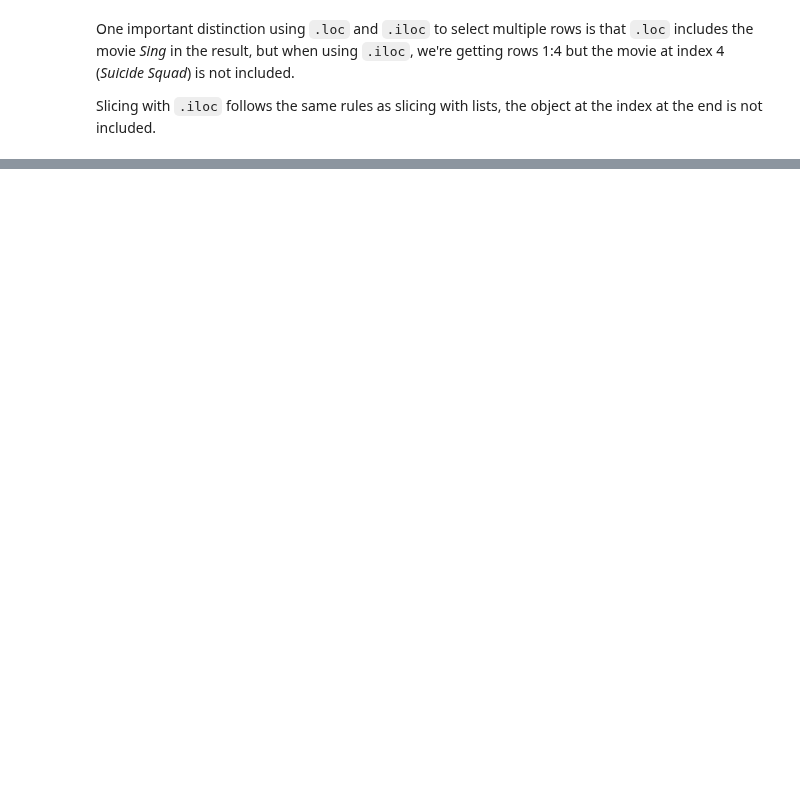
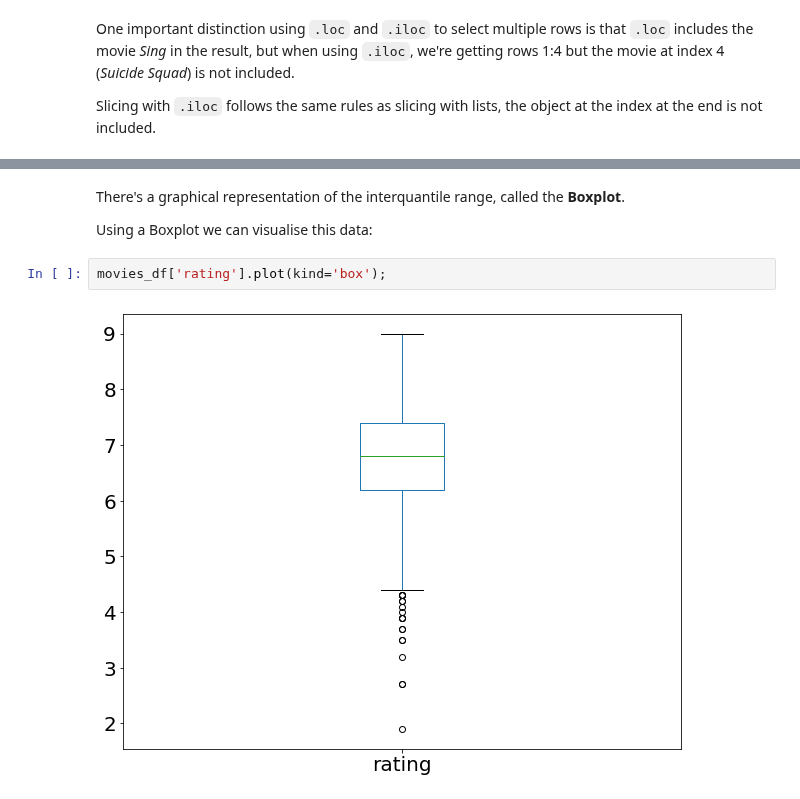
Before and after one commit to akash-coded/python, a Jupyter notebook: src/pandas/pandas.ipynb, the cells around one changed output, grey strips where cells are left out. Cells and saved outputs as stored; diff of their text form; blank space fills up the shorter version.

```diff
--- a/src/pandas/pandas.ipynb
+++ b/src/pandas/pandas.ipynb
@@ -600,0 +792,8 @@ Slicing with `.iloc` follows the same rules as slicing with lists, the object at
+# %% [markdown]
+There's a graphical representation of the interquantile range, called the **Boxplot**.
+
+Using a Boxplot we can visualise this data:
+# %%
+movies_df['rating'].plot(kind='box');
+# %% [output]
+[figure, added]
```
Also changed, not shown: parts of 42 cells of this notebook.
